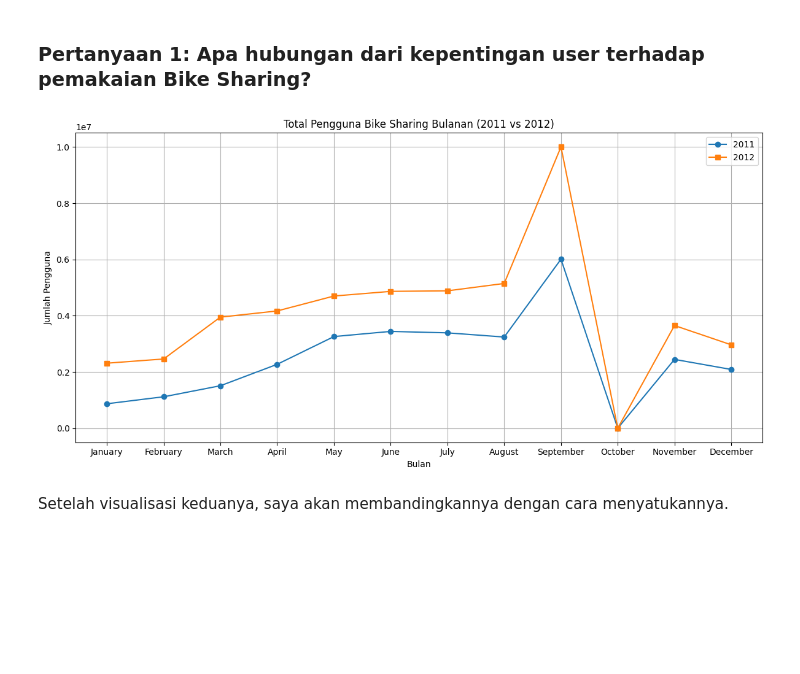
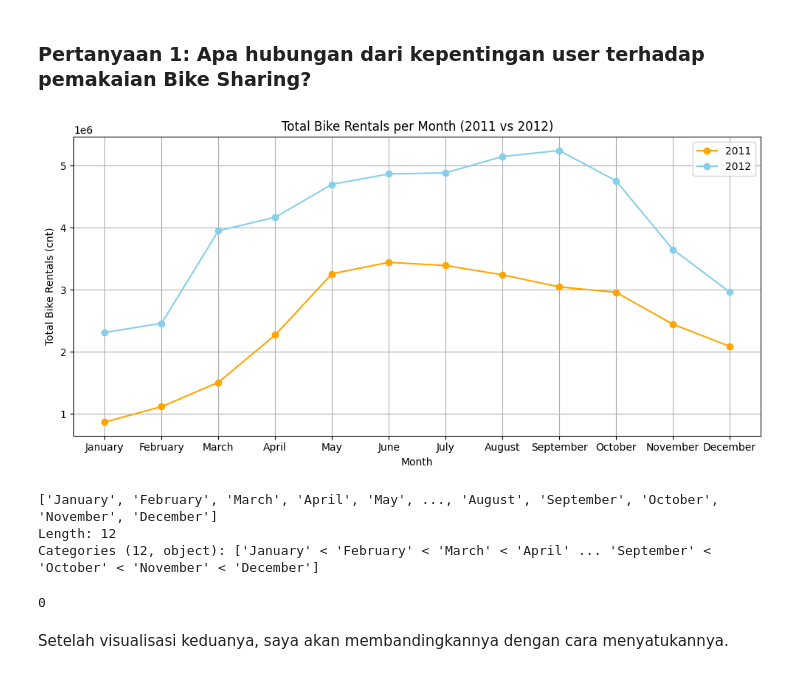
Before and after one commit to Occolus/latihanOlahData, a Jupyter notebook: Proyek_Analisis_Data.ipynb, the cells around one changed output. Cells and saved outputs as stored; diff of their text form; code cells hidden in the pictures; blank space fills up the shorter version.

```diff
--- a/Proyek_Analisis_Data.ipynb
+++ b/Proyek_Analisis_Data.ipynb
@@ -173,8 +173,14 @@ Karena dari kedua tabel tersebut hanya ada satu perbedaan yaitu pada kolom hr pa
 ### Cleaning Data
 # %%
 merged_df['mnth'] = merged_df['mnth'].map({
-    1:'January',2:'February',3:'March',4:'April',5:'May',6:'June',7:'July',8:'August',9:'September',10:'September',11:'November',12:'December'
+    1:'January', 2:'February', 3:'March', 4:'April',
+    5:'May', 6:'June', 7:'July', 8:'August',
+    9:'September', 10:'October', 11:'November', 12:'December'
 })
+month_order = ['January', 'February', 'March', 'April', 'May', 'June',
+               'July', 'August', 'September', 'October', 'November', 'December']
+
+merged_df['mnth'] = pd.Categorical(merged_df['mnth'], categories=month_order, ordered=True)
 # %% [markdown]
 Memberikan Penamaan bulan, serta kondisi cuaca, musim
 # %%
@@ -323,28 +330,36 @@ Rata-rata total pengguna: 4533.692962771161
 ## Visualization & Explanatory Analysis
 # %% [markdown]
 ### Pertanyaan 1: Apa hubungan dari kepentingan user terhadap pemakaian Bike Sharing?
+# %%
+data2011 = merged_df[merged_df['yr'] == 0].groupby('mnth')['cnt'].sum()
+data2012 = merged_df[merged_df['yr'] == 1].groupby('mnth')['cnt'].sum()
+data2011 = data2011.sort_index()
+data2012 = data2012.sort_index()
 # %%
-month_order = [
-    'January', 'February', 'March', 'April', 'May', 'June',
-    'July', 'August', 'September', 'October', 'November', 'December'
-]
-merged_df['mnth'] = pd.Categorical(merged_df['mnth'], categories=month_order, ordered=True)
-data2011 = merged_df[merged_df['yr'] == 0].groupby('mnth')['cnt'].sum().sort_index()
-data2012 = merged_df[merged_df['yr'] == 1].groupby('mnth')['cnt'].sum().sort_index()
+plt.figure(figsize=(10, 5))
 
-plt.figure(figsize=(12, 6))
-plt.plot(data2011.index, data2011.values, marker='o', label='2011')
-plt.plot(data2012.index, data2012.values, marker='s', label='2012')
-plt.title('Total Pengguna Bike Sharing Bulanan (2011 vs 2012)')
-plt.xlabel('Bulan')
-plt.ylabel('Jumlah Pengguna')
+plt.plot(data2011.index, data2011.values, label='2011', marker='o', color='orange')
+plt.plot(data2012.index, data2012.values, label='2012', marker='o', color='skyblue')
 
+plt.grid(True)
+plt.title('Total Bike Rentals per Month (2011 vs 2012)')
+plt.xlabel('Month')
+plt.ylabel('Total Bike Rentals (cnt)')
 plt.legend()
-plt.grid(True)
 plt.tight_layout()
 plt.show()
 # %% [output]
-[figure, old version]
+[figure, new version]
+# %%
+print(merged_df['mnth'].unique())
+# %% [output]
+['January', 'February', 'March', 'April', 'May', ..., 'August', 'September', 'October', 'November', 'December']
+Length: 12
+Categories (12, object): ['January' < 'February' < 'March' < 'April' ... 'September' < 'October' < 'November' < 'December']
+# %%
+print(merged_df['mnth'].isna().sum())
+# %% [output]
+0
 # %% [markdown]
 Setelah visualisasi keduanya, saya akan membandingkannya dengan cara menyatukannya.
 # %% [markdown]
```
Also changed, not shown: parts of 2 cells of this notebook, 3 other files.
